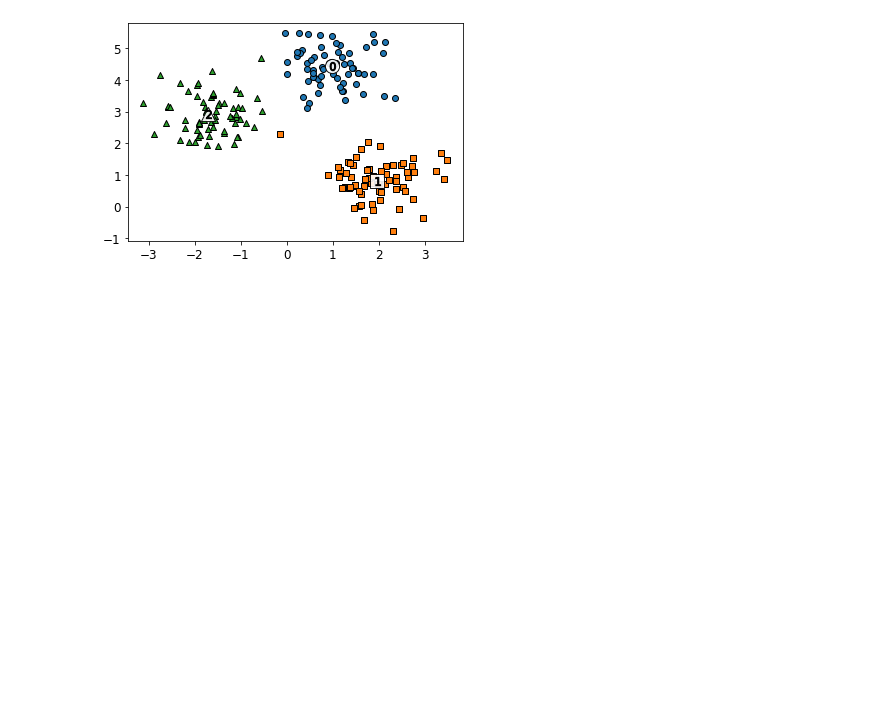
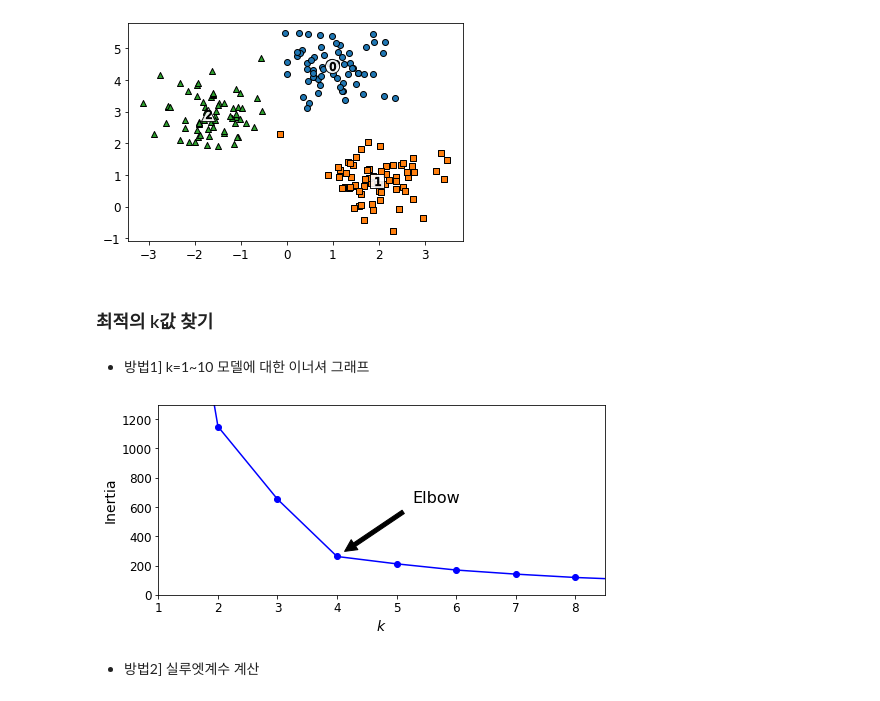
Before and after one commit to chaerui7967/Today_I_Learned, a Jupyter notebook: 머신러닝/군집화/군집평가_k_평균알고리즘.ipynb, the cells around one changed output. Drawn from its saved outputs; the diff is of its cells as text; code cells hidden in the pictures; blank space fills up the shorter version.

Commit message:
kmeans 클러스터링 정리__적절한 k값 구하기_실루엣 계수, 이니셔 그래프 확인

```diff
--- a/머신러닝/군집화/군집평가_k_평균알고리즘.ipynb
+++ b/머신러닝/군집화/군집평가_k_평균알고리즘.ipynb
@@ -254,3 +258,51 @@ for label in unique_labels:
 plt.show()
 # %% [output]
 [figure]
+# %% [markdown]
+### 최적의 k값 찾기
+# %% [markdown]
+- 방법1]  k=1~10 모델에 대한 이너셔 그래프
+# %%
+from sklearn.datasets import make_blobs
+import numpy as np
+
+# 5개 중심점 좌표 설정
+
+blob_centers = np.array(
+    [[ 0.2,  2.3],
+     [-1.5 ,  2.3],
+     [-2.8,  1.8],
+     [-2.8,  2.8],
+     [-2.8,  1.3]])
+blob_std = np.array([0.4, 0.3, 0.1, 0.1, 0.1])
+
+# make_blobs 을 통해
+# 지정한 중심을 갖는 5개 클러스터로 된 데이터셋 2000개 생성
+
+X, y = make_blobs(n_samples=2000, centers=blob_centers,
+                  cluster_std=blob_std, random_state=7)
+
+# k를 1~10까지 적용한 KMeans 모델 생성
+kmeans_per_k = [KMeans(n_clusters=k, random_state=42).fit(X)
+                for k in range(1, 10)]
+inertias = [model.inertia_ for model in kmeans_per_k]
+
+# plot
+
+plt.figure(figsize=(8, 3.5))
+plt.plot(range(1, 10), inertias, "bo-")
+plt.xlabel("$k$", fontsize=14)
+plt.ylabel("Inertia", fontsize=14)
+plt.annotate('Elbow',
+             xy=(4, inertias[3]),
+             xytext=(0.55, 0.55),
+             textcoords='figure fraction',
+             fontsize=16,
+             arrowprops=dict(facecolor='black', shrink=0.1)
+            )
+plt.axis([1, 8.5, 0, 1300])
+plt.show()
+# %% [output]
+[figure, added]
+# %% [markdown]
+- 방법2] 실루엣계수 계산
```
Also changed, not shown: parts of 11 cells of this notebook.
